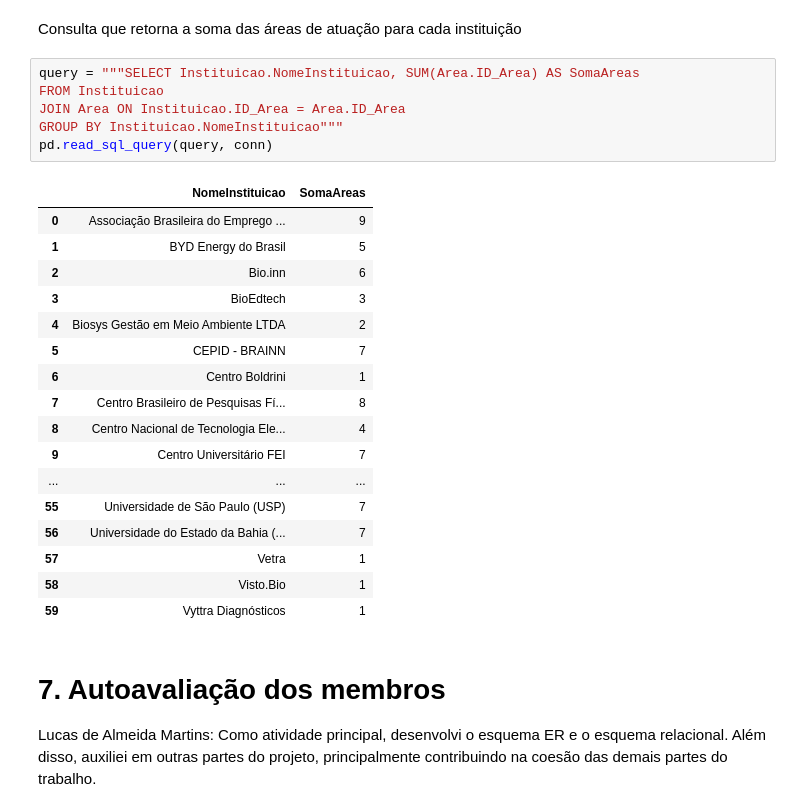
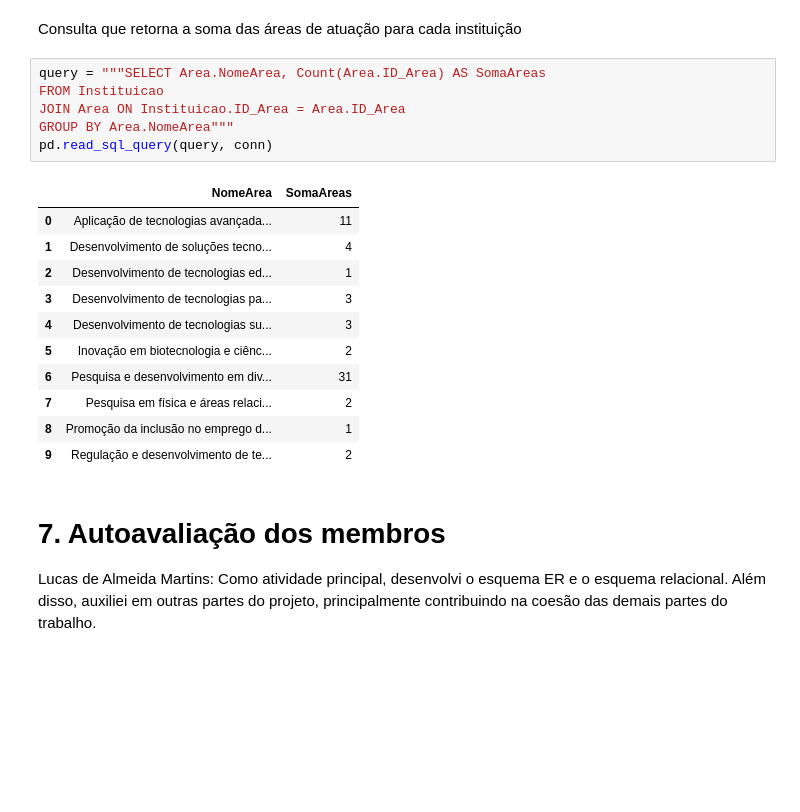
Before and after one commit to RodolfoLessa/TP2_IBD, a Jupyter notebook: TP2.ipynb, the cells around one changed output. Drawn from its saved outputs; the diff is of its cells as text; blank space fills up the shorter version.

Commit message:
alterando as querys

```diff
--- a/TP2.ipynb
+++ b/TP2.ipynb
@@ -701,29 +701,23 @@ pd.read_sql_query(query, conn)
 # %% [markdown]
 Consulta que retorna a soma das áreas de atuação para cada instituição
 # %%
-query = """SELECT Instituicao.NomeInstituicao, SUM(Area.ID_Area) AS SomaAreas
+query = """SELECT Area.NomeArea, Count(Area.ID_Area) AS SomaAreas
 FROM Instituicao
 JOIN Area ON Instituicao.ID_Area = Area.ID_Area
-GROUP BY Instituicao.NomeInstituicao"""
+GROUP BY Area.NomeArea"""
 pd.read_sql_query(query, conn)
 # %% [output]
-|  | NomeInstituicao | SomaAreas |
-| 0 | Associação Brasileira do Emprego ... | 9 |
-| 1 | BYD Energy do Brasil | 5 |
-| 2 | Bio.inn | 6 |
-| 3 | BioEdtech | 3 |
-| 4 | Biosys Gestão em Meio Ambiente LTDA | 2 |
-| 5 | CEPID - BRAINN | 7 |
-| 6 | Centro Boldrini | 1 |
-| 7 | Centro Brasileiro de Pesquisas Fí... | 8 |
-| 8 | Centro Nacional de Tecnologia Ele... | 4 |
-| 9 | Centro Universitário FEI | 7 |
-| ... | ... | ... |
-| 55 | Universidade de São Paulo (USP) | 7 |
-| 56 | Universidade do Estado da Bahia (... | 7 |
-| 57 | Vetra | 1 |
-| 58 | Visto.Bio | 1 |
-| 59 | Vyttra Diagnósticos | 1 |
+|  | NomeArea | SomaAreas |
+| 0 | Aplicação de tecnologias avançada... | 11 |
+| 1 | Desenvolvimento de soluções tecno... | 4 |
+| 2 | Desenvolvimento de tecnologias ed... | 1 |
+| 3 | Desenvolvimento de tecnologias pa... | 3 |
+| 4 | Desenvolvimento de tecnologias su... | 3 |
+| 5 | Inovação em biotecnologia e ciênc... | 2 |
+| 6 | Pesquisa e desenvolvimento em div... | 31 |
+| 7 | Pesquisa em física e áreas relaci... | 2 |
+| 8 | Promoção da inclusão no emprego d... | 1 |
+| 9 | Regulação e desenvolvimento de te... | 2 |
 # %% [markdown]
 # 7. Autoavaliação dos membros
 
```
Also changed, not shown: parts of 1 cell of this notebook.
